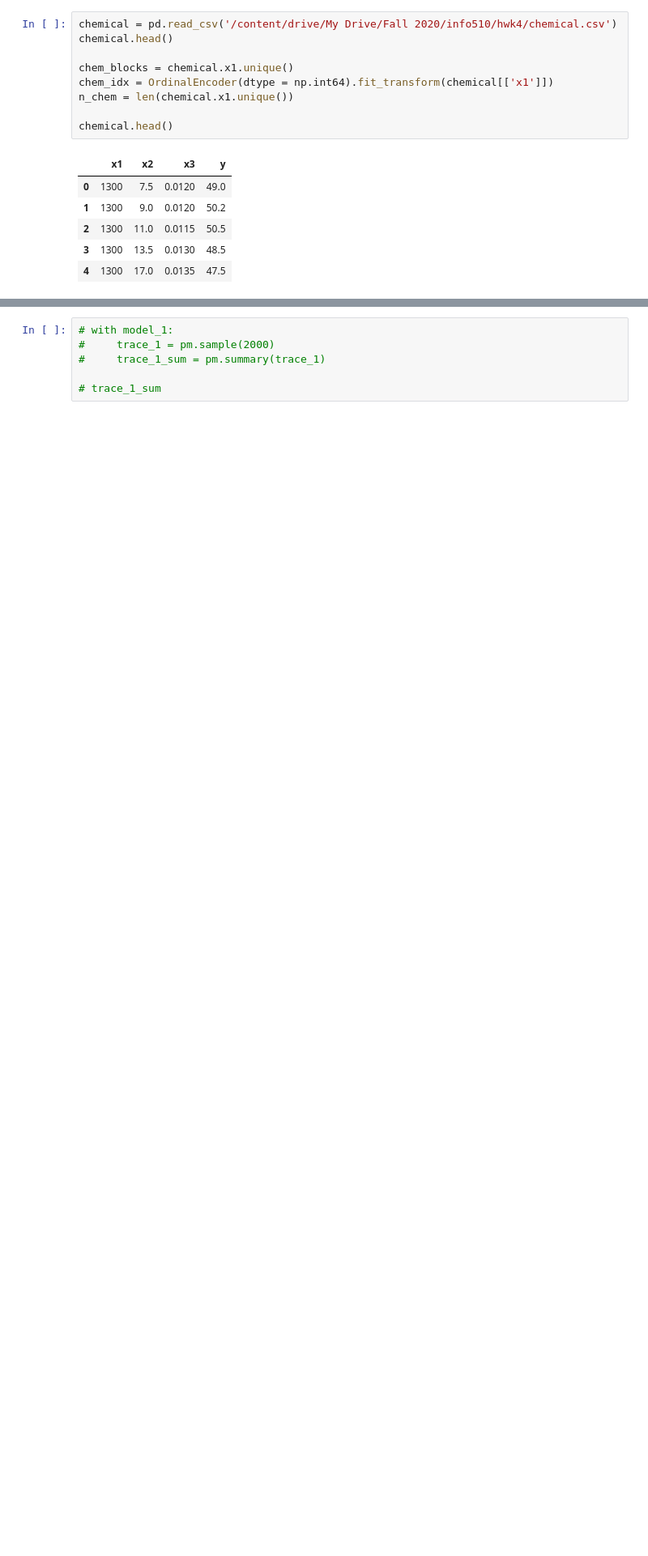
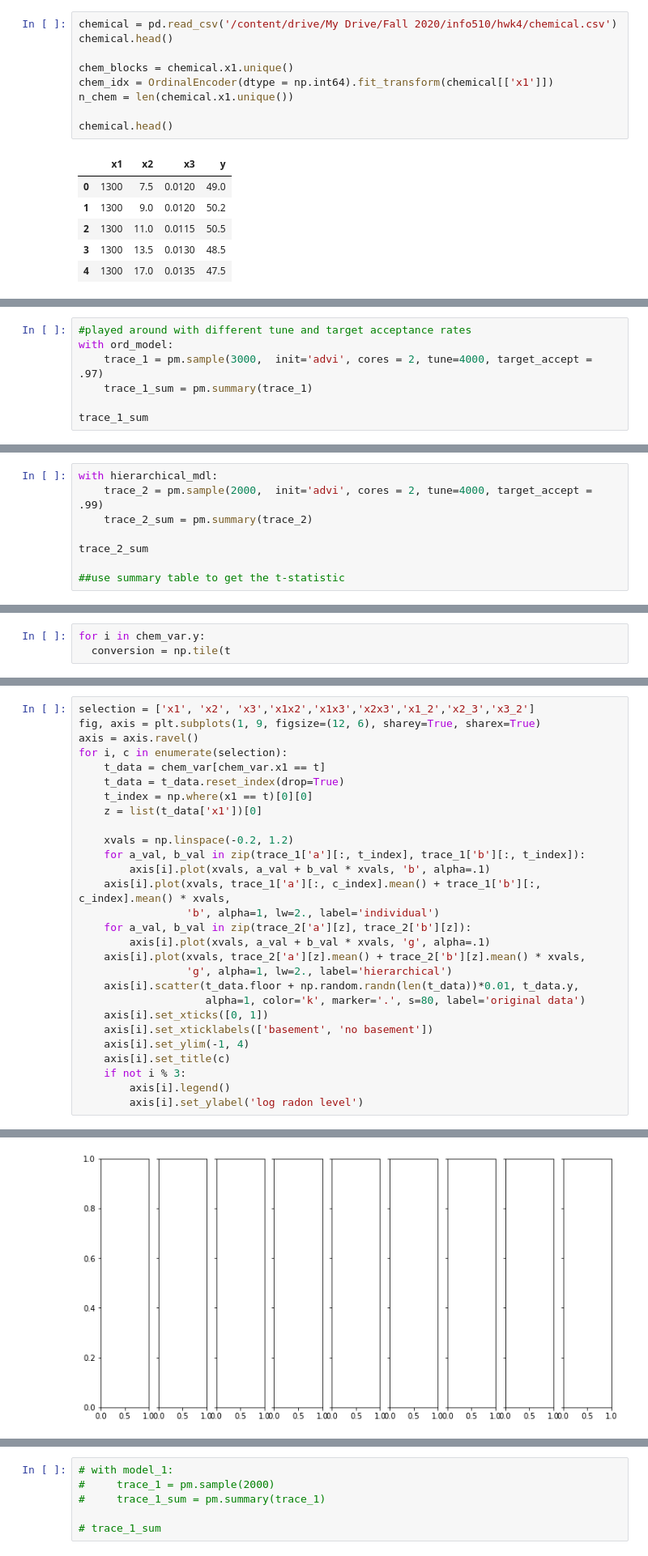
Before and after one commit to lwerth/INFO510, a Jupyter notebook: info510_hmwk4_question2.ipynb, the cells around one changed output, grey strips where cells are left out. Shown at 81% size. Cells and saved outputs as stored; diff of their text form; blank space fills up the shorter version.

```diff
--- a/info510_hmwk4_question2.ipynb
+++ b/info510_hmwk4_question2.ipynb
@@ -72,0 +99,7 @@ chem_var
+# %%
+#played around with different tune and target acceptance rates
+with ord_model:
+    trace_1 = pm.sample(3000,  init='advi', cores = 2, tune=4000, target_accept = .97)
+    trace_1_sum = pm.summary(trace_1)
+
+trace_1_sum
@@ -72,0 +156,8 @@ chem_var
+# %%
+with hierarchical_mdl:
+    trace_2 = pm.sample(2000,  init='advi', cores = 2, tune=4000, target_accept = .99)
+    trace_2_sum = pm.summary(trace_2)
+
+trace_2_sum
+
+##use summary table to get the t-statistic
@@ -72,0 +227,3 @@ chem_var
+# %%
+for i in chem_var.y:
+  conversion = np.tile(t
@@ -72,0 +238,29 @@ chem_var
+# %%
+selection = ['x1', 'x2', 'x3','x1x2','x1x3','x2x3','x1_2','x2_3','x3_2']
+fig, axis = plt.subplots(1, 9, figsize=(12, 6), sharey=True, sharex=True)
+axis = axis.ravel()
+for i, c in enumerate(selection):
+    t_data = chem_var[chem_var.x1 == t]
+    t_data = t_data.reset_index(drop=True)
+    t_index = np.where(x1 == t)[0][0]
+    z = list(t_data['x1'])[0]
+
+    xvals = np.linspace(-0.2, 1.2)
+    for a_val, b_val in zip(trace_1['a'][:, t_index], trace_1['b'][:, t_index]):
+        axis[i].plot(xvals, a_val + b_val * xvals, 'b', alpha=.1)
+    axis[i].plot(xvals, trace_1['a'][:, c_index].mean() + trace_1['b'][:, c_index].mean() * xvals,
+                 'b', alpha=1, lw=2., label='individual')
+    for a_val, b_val in zip(trace_2['a'][z], trace_2['b'][z]):
+        axis[i].plot(xvals, a_val + b_val * xvals, 'g', alpha=.1)
+    axis[i].plot(xvals, trace_2['a'][z].mean() + trace_2['b'][z].mean() * xvals,
+                 'g', alpha=1, lw=2., label='hierarchical')
+    axis[i].scatter(t_data.floor + np.random.randn(len(t_data))*0.01, t_data.y,
+                    alpha=1, color='k', marker='.', s=80, label='original data')
+    axis[i].set_xticks([0, 1])
+    axis[i].set_xticklabels(['basement', 'no basement'])
+    axis[i].set_ylim(-1, 4)
+    axis[i].set_title(c)
+    if not i % 3:
+        axis[i].legend()
+        axis[i].set_ylabel('log radon level')
+# %% [output]
@@ -72,0 +268 @@ chem_var
+[figure, added]
```
Also changed, not shown: parts of 23 cells of this notebook.
